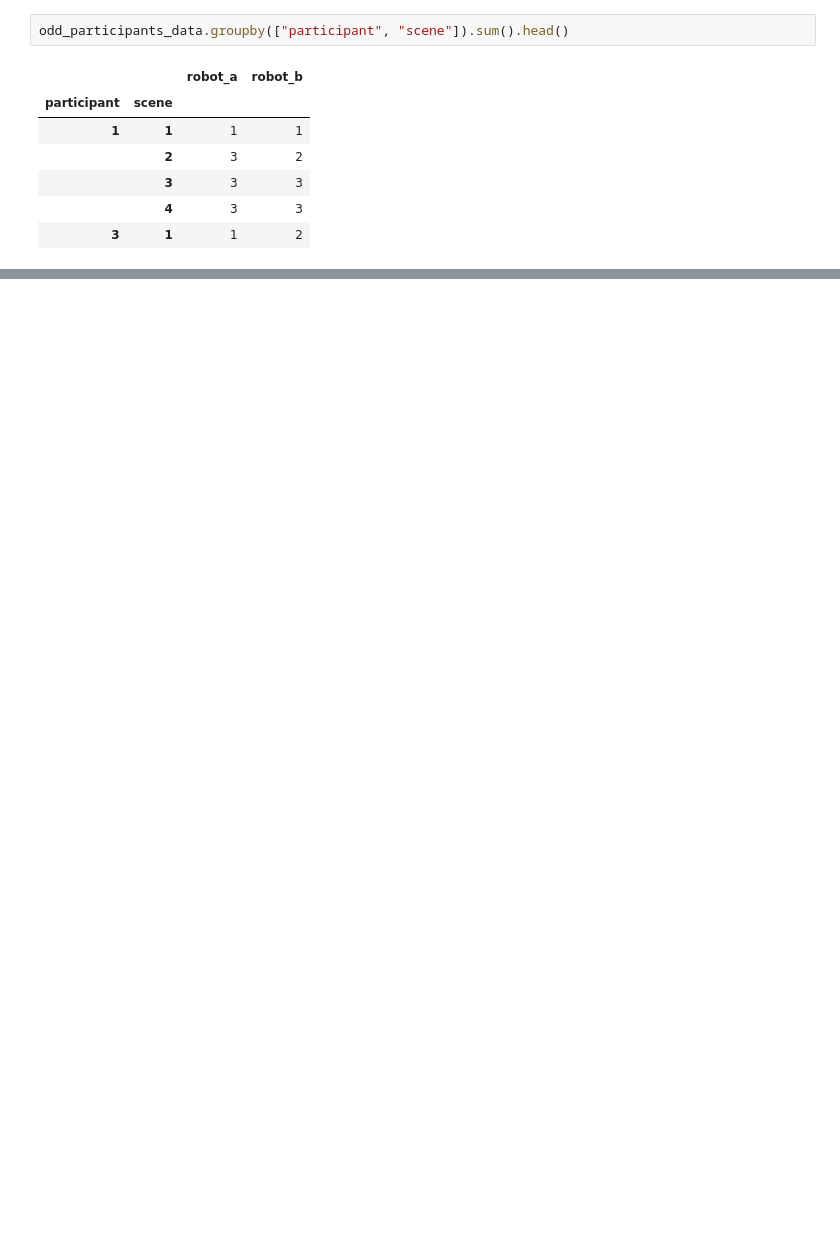
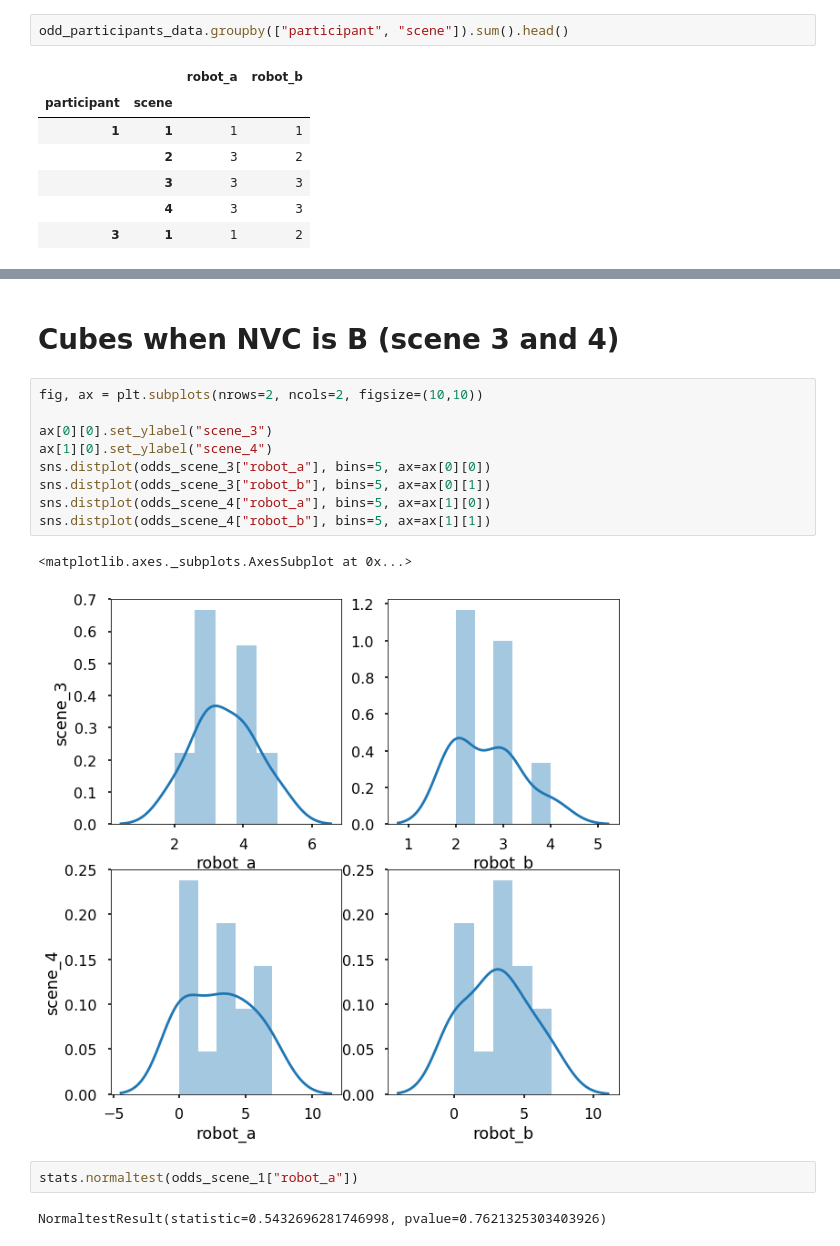
Before and after one commit to nilesh0109/PHRI_1920, a Jupyter notebook: evaluation/odd_even_participants_separate_evaluation.ipynb, the cells around one changed output, grey strips where cells are left out. Saved outputs shown, nothing was run; the diff lists cells and outputs as text; blank space fills up the shorter version.

```diff
--- a/evaluation/odd_even_participants_separate_evaluation.ipynb
+++ b/evaluation/odd_even_participants_separate_evaluation.ipynb
@@ -216,0 +241,18 @@ even_participants_data.groupby(["participant", "scene"]).sum().plot(kind='bar',
+# %% [markdown]
+# Cubes when NVC is B (scene 3 and 4)
+# %%
+fig, ax = plt.subplots(nrows=2, ncols=2, figsize=(10,10))
+
+ax[0][0].set_ylabel("scene_3")
+ax[1][0].set_ylabel("scene_4")
+sns.distplot(odds_scene_3["robot_a"], bins=5, ax=ax[0][0])
+sns.distplot(odds_scene_3["robot_b"], bins=5, ax=ax[0][1])
+sns.distplot(odds_scene_4["robot_a"], bins=5, ax=ax[1][0])
+sns.distplot(odds_scene_4["robot_b"], bins=5, ax=ax[1][1])
+# %% [output]
+<matplotlib.axes._subplots.AxesSubplot at 0x...>
+[figure, added]
+# %%
+stats.normaltest(odds_scene_1["robot_a"])
+# %% [output]
+NormaltestResult(statistic=0.5432696281746998, pvalue=0.7621325303403926)
```
Also changed, not shown: parts of 86 cells of this notebook.
